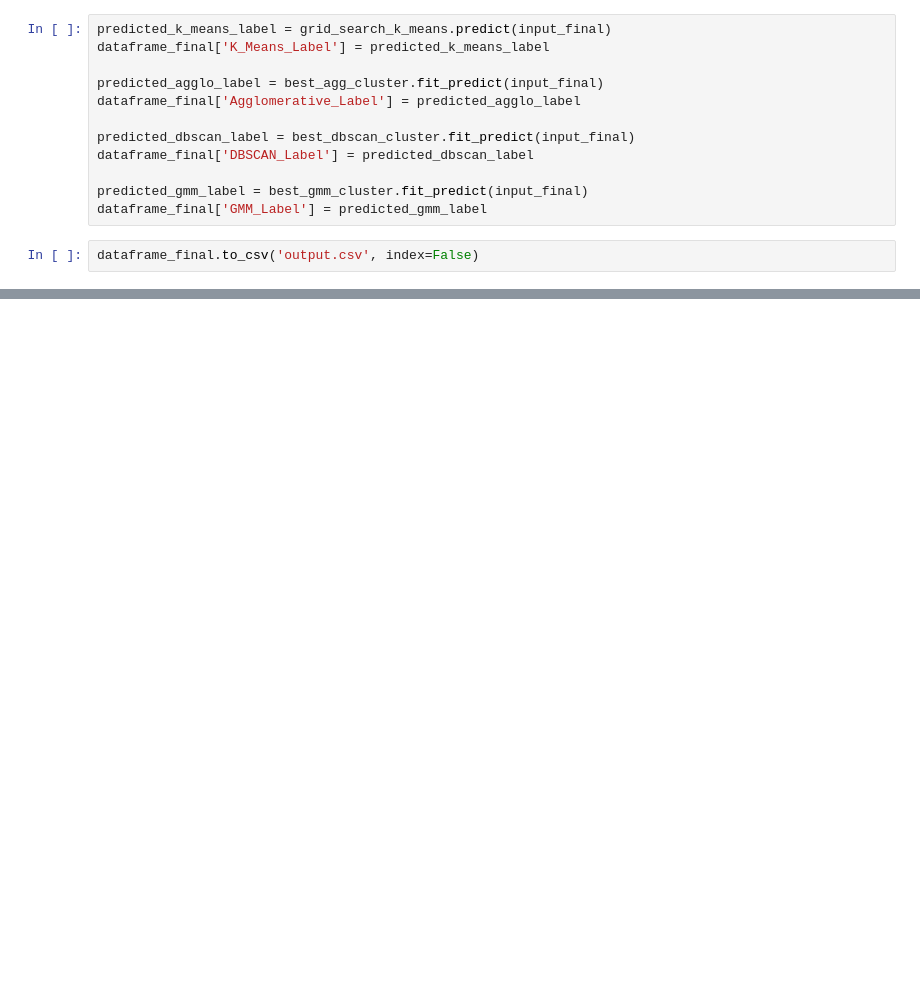
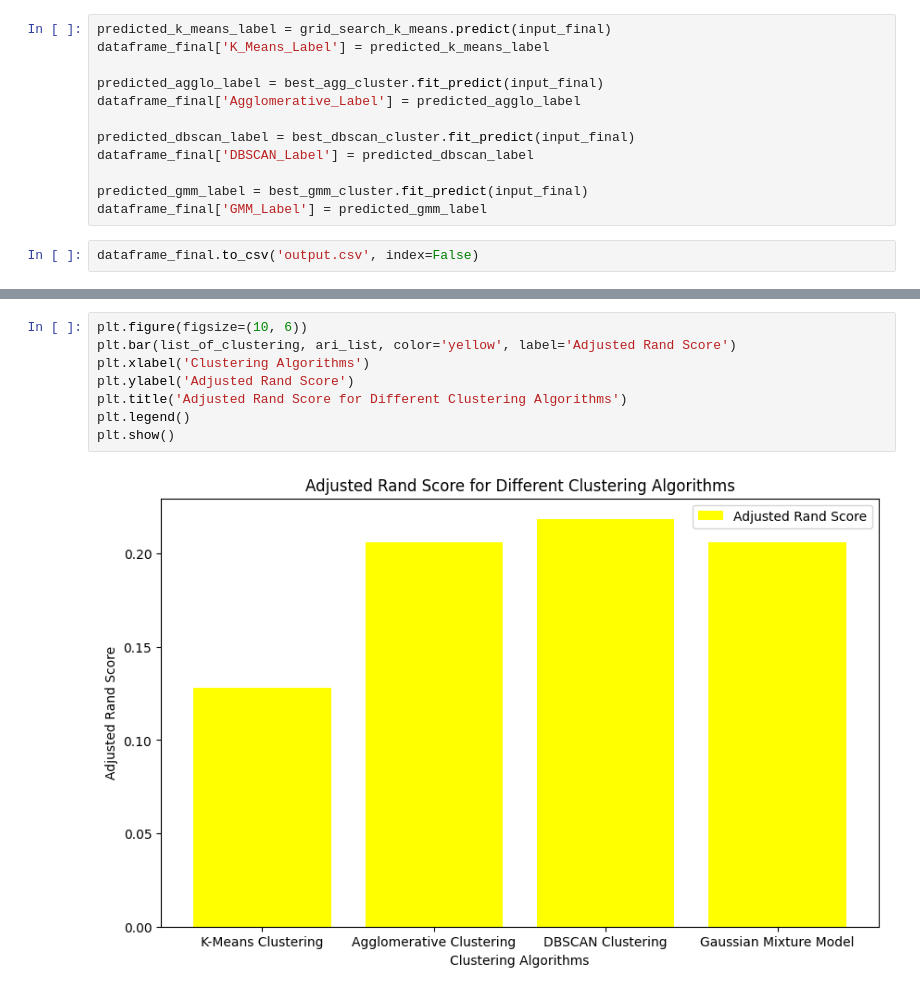
Before and after one commit to Kartik-3-programmer/Machine-Learning, a Jupyter notebook: Feature_selection.ipynb, the cells around one changed output, grey strips where cells are left out. Cells and saved outputs as stored; diff of their text form; blank space fills up the shorter version.

```diff
--- a/Feature_selection.ipynb
+++ b/Feature_selection.ipynb
@@ -599,0 +631,10 @@ dataframe_final.to_csv('output.csv', index=False)
+# %%
+plt.figure(figsize=(10, 6))
+plt.bar(list_of_clustering, ari_list, color='yellow', label='Adjusted Rand Score')
+plt.xlabel('Clustering Algorithms')
+plt.ylabel('Adjusted Rand Score')
+plt.title('Adjusted Rand Score for Different Clustering Algorithms')
+plt.legend()
+plt.show()
+# %% [output]
+[figure, added]
```
Also changed, not shown: parts of 14 cells of this notebook.
